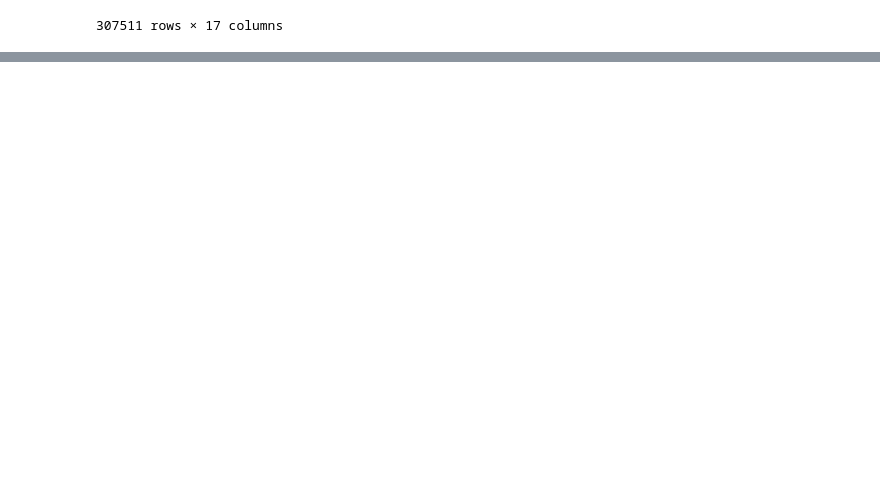
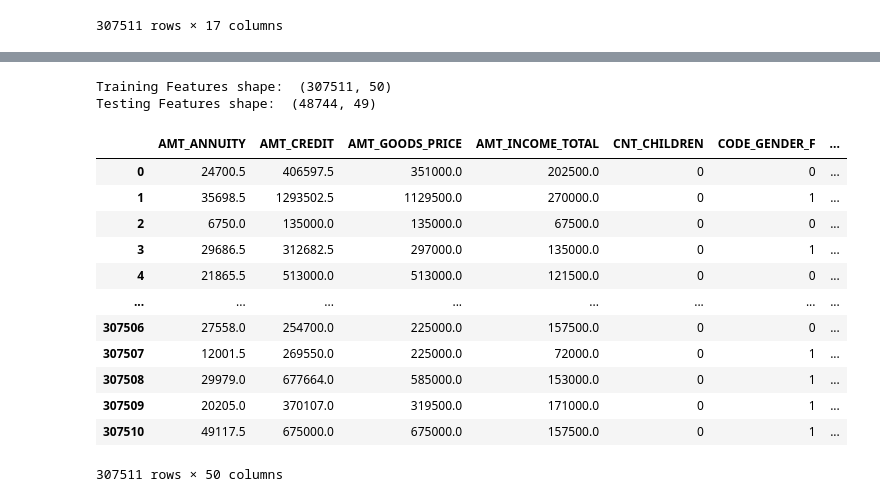
Before and after one commit to sebtex1/home_credit_STP, a Jupyter notebook: home_credit.ipynb, the cells around one changed output, grey strips where cells are left out. Cells and saved outputs as stored; diff of their text form; code cells hidden in the pictures; blank space fills up the shorter version.

```diff
--- a/home_credit.ipynb
+++ b/home_credit.ipynb
@@ -58,0 +120,30 @@ dtype: int64
+# %%
+train_labels = app_train_filt['TARGET']
+
+# Align the training and testing data, keep only columns present in both dataframes
+app_train_filt, app_test_filt = app_train_filt.align(app_test_filt, join = 'inner', axis = 1)
+
+# Add the target back in
+app_train_filt['TARGET'] = train_labels
+
+print('Training Features shape: ', app_train_filt.shape)
+print('Testing Features shape: ', app_test_filt.shape)
+# %% [output]
+Training Features shape:  (307511, 50)
+Testing Features shape:  (48744, 49)
+# %%
+app_train_filt
+# %% [output]
+|  | AMT_ANNUITY | AMT_CREDIT | AMT_GOODS_PRICE | AMT_INCOME_TOTAL | CNT_CHILDREN | CODE_GENDER_F | ... |
+| 0 | 24700.5 | 406597.5 | 351000.0 | 202500.0 | 0 | 0 | ... |
+| 1 | 35698.5 | 1293502.5 | 1129500.0 | 270000.0 | 0 | 1 | ... |
+| 2 | 6750.0 | 135000.0 | 135000.0 | 67500.0 | 0 | 0 | ... |
+| 3 | 29686.5 | 312682.5 | 297000.0 | 135000.0 | 0 | 1 | ... |
+| 4 | 21865.5 | 513000.0 | 513000.0 | 121500.0 | 0 | 0 | ... |
+| ... | ... | ... | ... | ... | ... | ... | ... |
+| 307506 | 27558.0 | 254700.0 | 225000.0 | 157500.0 | 0 | 0 | ... |
+| 307507 | 12001.5 | 269550.0 | 225000.0 | 72000.0 | 0 | 1 | ... |
+| 307508 | 29979.0 | 677664.0 | 585000.0 | 153000.0 | 0 | 1 | ... |
+| 307509 | 20205.0 | 370107.0 | 319500.0 | 171000.0 | 0 | 1 | ... |
+| 307510 | 49117.5 | 675000.0 | 675000.0 | 157500.0 | 0 | 1 | ... |
+307511 rows × 50 columns
```
Also changed, not shown: parts of 14 cells of this notebook.
